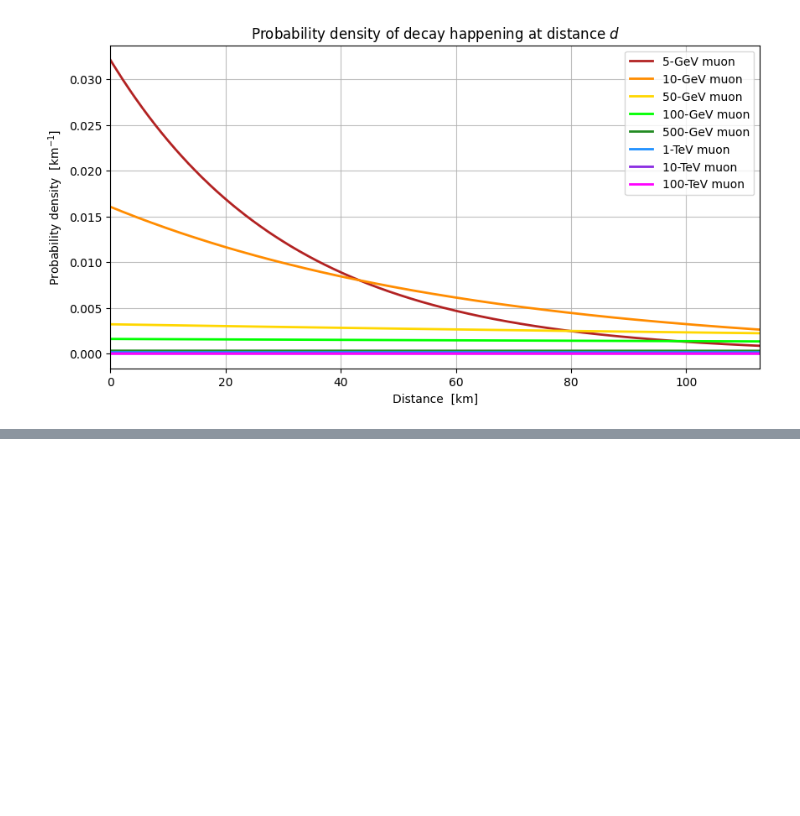
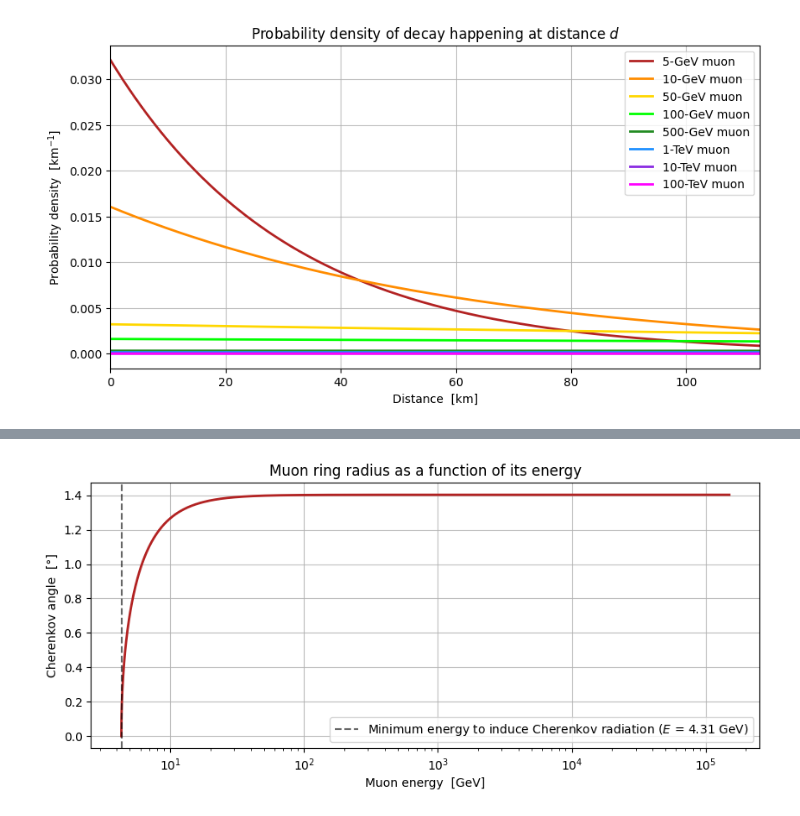
Before and after one commit to leandrorizk/magnetic_monopoles, a Jupyter notebook: muons/muon_plots.ipynb, the cells around one changed output, grey strips where cells are left out. Saved outputs shown, nothing was run; the diff lists cells and outputs as text; code cells hidden in the pictures; blank space fills up the shorter version.

```diff
--- a/muons/muon_plots.ipynb
+++ b/muons/muon_plots.ipynb
@@ -169,0 +204,18 @@ def get_cherenkov_angle(beta, n=1.0003):
+# %%
+fig, ax = plt.subplots(figsize=(10, 4))
+
+plt.plot(muon_E_span, angles_deg, c='firebrick', lw=2)
+plt.axvline(x=min_muon_E, color='black', ls='--', lw=1.5, alpha=0.6,
+            label=r'Minimum energy to induce Cherenkov radiation ($E$ = {} GeV)'.format(round(min_muon_E, 2)))
+
+plt.grid(alpha=0.8)
+plt.xlabel('Muon energy  [GeV]')
+plt.ylabel('Cherenkov angle  [°]')
+plt.title('Muon ring radius as a function of its energy')
+
+plt.xscale('log')
+
+plt.legend()
+plt.show()
+# %% [output]
+[figure, added]
```
Also changed, not shown: parts of 25 cells of this notebook.
